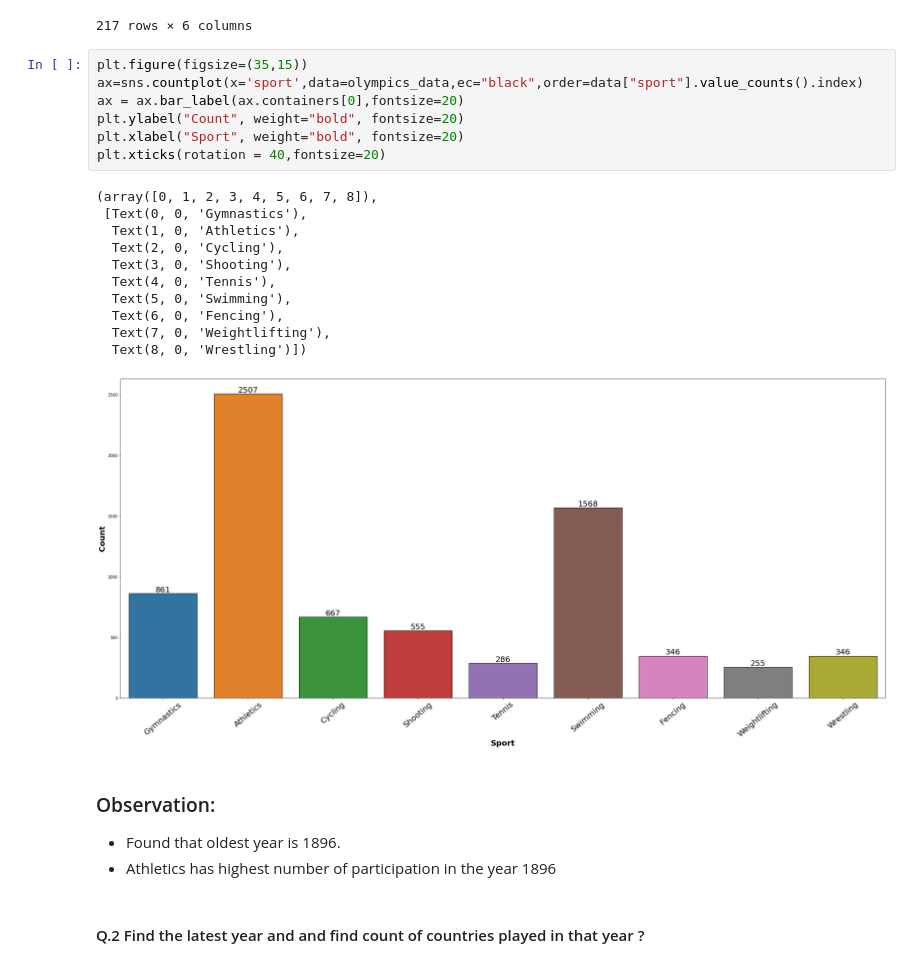
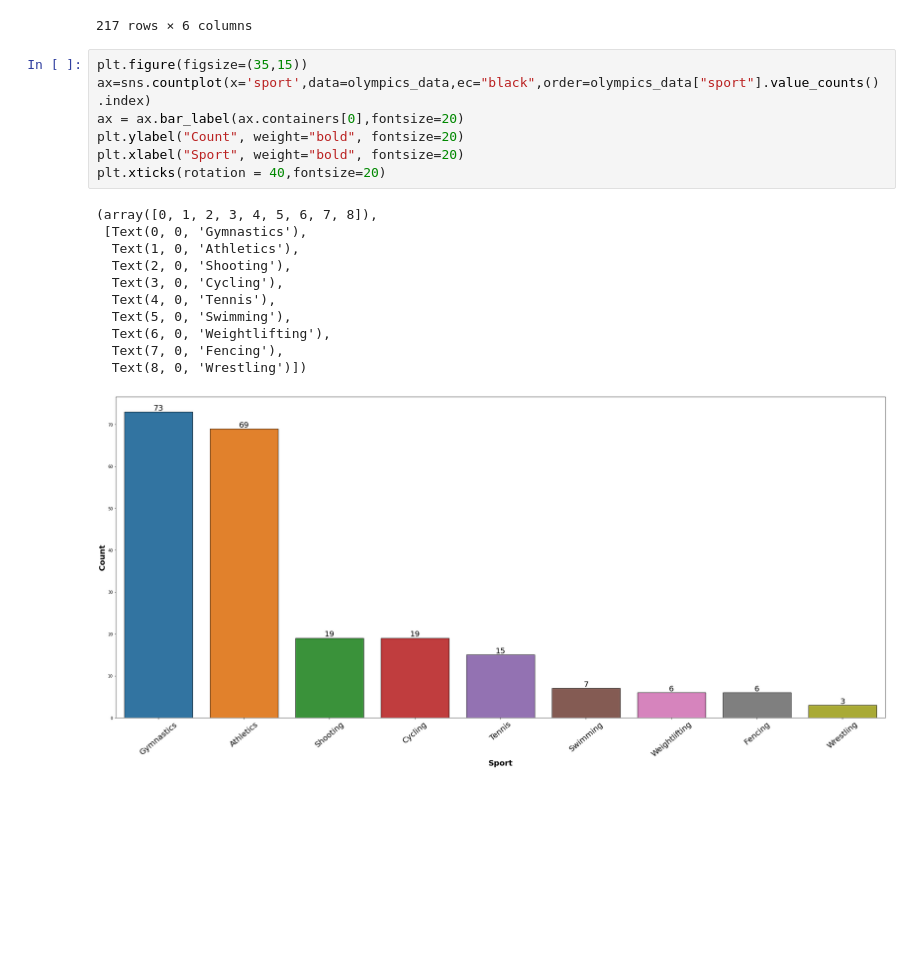
Before and after one commit to kirandhasade/Olympics_Sql_Project, a Jupyter notebook: Olympics.ipynb, the cells around one changed output. Drawn from its saved outputs; the diff is of its cells as text; blank space fills up the shorter version.

```diff
--- a/Olympics.ipynb
+++ b/Olympics.ipynb
@@ -248,26 +248,20 @@ olympics_data
 217 rows × 6 columns
 # %%
 plt.figure(figsize=(35,15))
-ax=sns.countplot(x='sport',data=olympics_data,ec="black",order=data["sport"].value_counts().index)
+ax=sns.countplot(x='sport',data=olympics_data,ec="black",order=olympics_data["sport"].value_counts().index)
 ax = ax.bar_label(ax.containers[0],fontsize=20)
 plt.ylabel("Count", weight="bold", fontsize=20)
 plt.xlabel("Sport", weight="bold", fontsize=20)
 plt.xticks(rotation = 40,fontsize=20)
 # %% [output]
 (array([0, 1, 2, 3, 4, 5, 6, 7, 8]),
  [Text(0, 0, 'Gymnastics'),
   Text(1, 0, 'Athletics'),
-  Text(2, 0, 'Cycling'),
-  Text(3, 0, 'Shooting'),
+  Text(2, 0, 'Shooting'),
+  Text(3, 0, 'Cycling'),
   Text(4, 0, 'Tennis'),
   Text(5, 0, 'Swimming'),
-  Text(6, 0, 'Fencing'),
-  Text(7, 0, 'Weightlifting'),
+  Text(6, 0, 'Weightlifting'),
+  Text(7, 0, 'Fencing'),
   Text(8, 0, 'Wrestling')])
-[figure, old version]
+[figure, new version]
-# %% [markdown]
-### Observation:
-- Found that oldest year is 1896.
-- Athletics has highest number of participation in the year 1896
-# %% [markdown]
-#### Q.2 Find the latest year and and find count of countries played in that year ?
```
Also changed, not shown: parts of 56 cells of this notebook.
